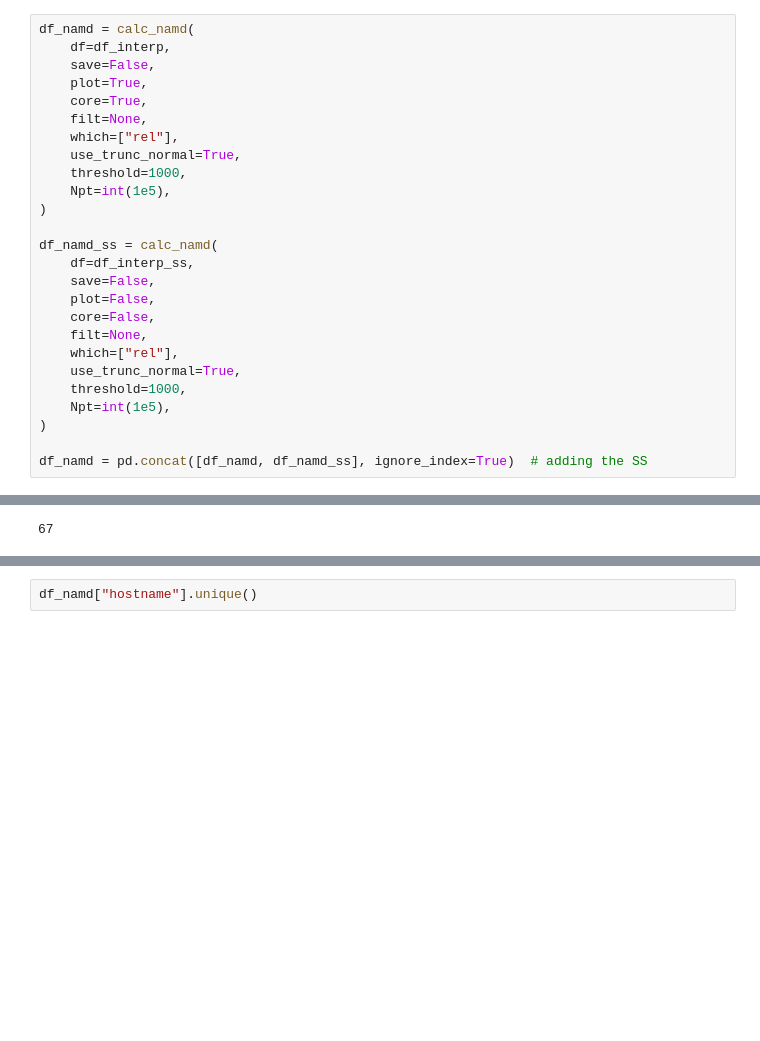
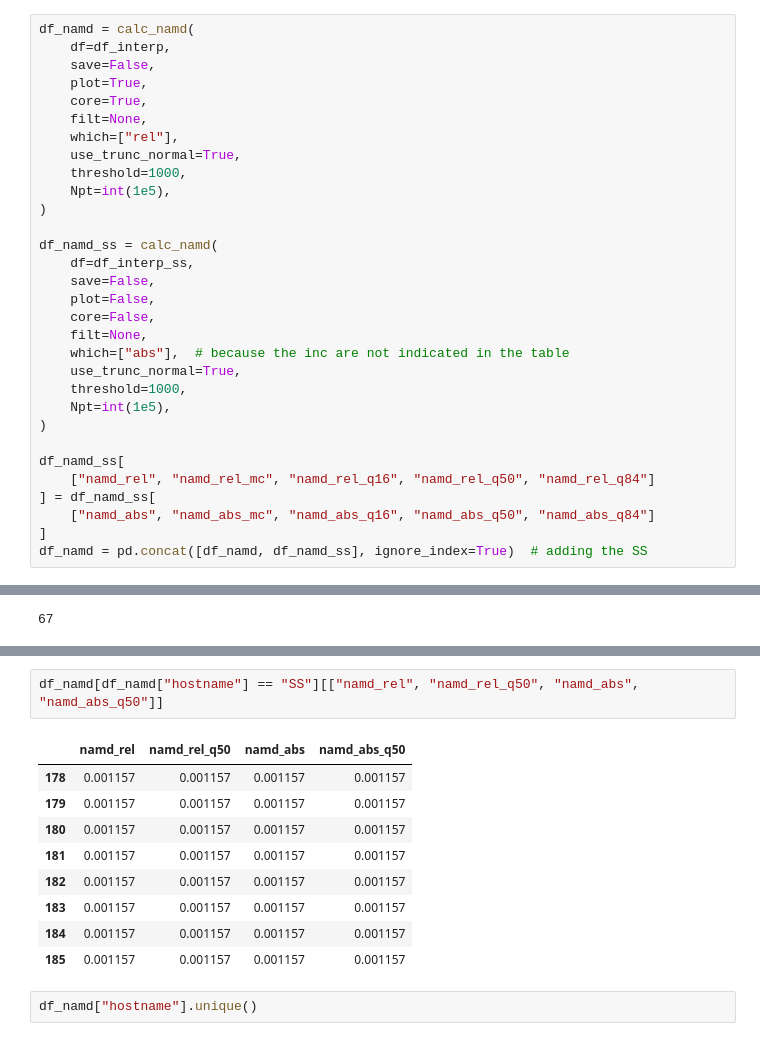
Before and after one commit to abocchieri/ExoNAMD, a Jupyter notebook: notebook/paper_fig1.ipynb, the cells around one changed output, grey strips where cells are left out. Saved outputs shown, nothing was run; the diff lists cells and outputs as text; blank space fills up the shorter version.

```diff
--- a/notebook/paper_fig1.ipynb
+++ b/notebook/paper_fig1.ipynb
@@ -98,11 +110,16 @@ df_namd_ss = calc_namd(
     plot=False,
     core=False,
     filt=None,
-    which=["rel"],
+    which=["abs"],  # because the inc are not indicated in the table
     use_trunc_normal=True,
     threshold=1000,
     Npt=int(1e5),
 )
 
+df_namd_ss[
+    ["namd_rel", "namd_rel_mc", "namd_rel_q16", "namd_rel_q50", "namd_rel_q84"]
+] = df_namd_ss[
+    ["namd_abs", "namd_abs_mc", "namd_abs_q16", "namd_abs_q50", "namd_abs_q84"]
+]
 df_namd = pd.concat([df_namd, df_namd_ss], ignore_index=True)  # adding the SS
 # %% [output]
@@ -173,3 +190,15 @@ logger.info("Plot done")
+# %%
+df_namd[df_namd["hostname"] == "SS"][["namd_rel", "namd_rel_q50", "namd_abs", "namd_abs_q50"]]
+# %% [output]
+|  | namd_rel | namd_rel_q50 | namd_abs | namd_abs_q50 |
+| 178 | 0.001157 | 0.001157 | 0.001157 | 0.001157 |
+| 179 | 0.001157 | 0.001157 | 0.001157 | 0.001157 |
+| 180 | 0.001157 | 0.001157 | 0.001157 | 0.001157 |
+| 181 | 0.001157 | 0.001157 | 0.001157 | 0.001157 |
+| 182 | 0.001157 | 0.001157 | 0.001157 | 0.001157 |
+| 183 | 0.001157 | 0.001157 | 0.001157 | 0.001157 |
+| 184 | 0.001157 | 0.001157 | 0.001157 | 0.001157 |
+| 185 | 0.001157 | 0.001157 | 0.001157 | 0.001157 |
 # %%
 df_namd["hostname"].unique()
 # %% [output]
```
Also changed, not shown: parts of 3 cells of this notebook.
